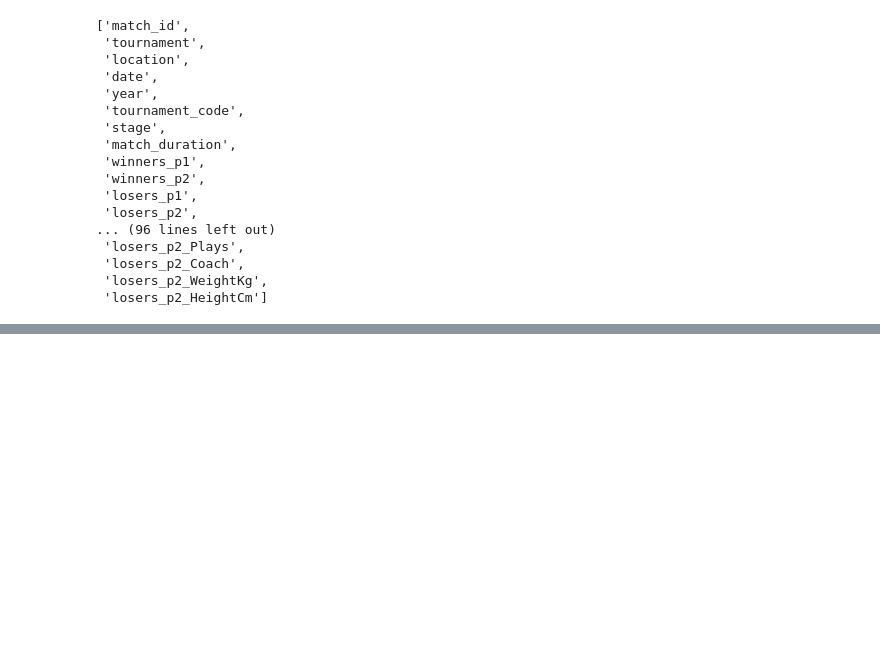
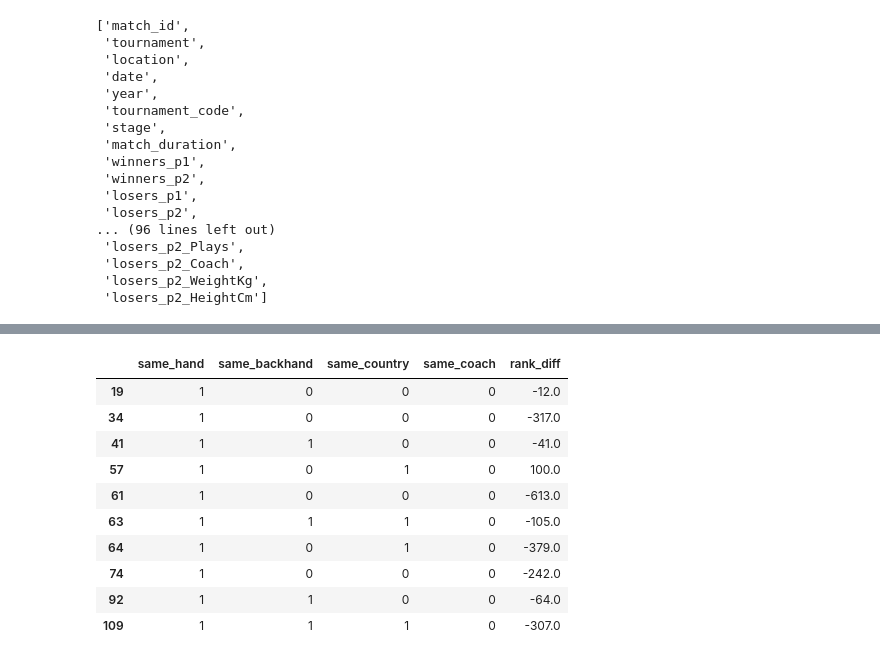
Before and after one commit to AEGDDI/tennis-homophily, a Jupyter notebook: code/model/logit.ipynb, the cells around one changed output, grey strips where cells are left out. Saved outputs shown, nothing was run; the diff lists cells and outputs as text; code cells hidden in the pictures; blank space fills up the shorter version.

```diff
--- a/code/model/logit.ipynb
+++ b/code/model/logit.ipynb
@@ -321,6 +341,7 @@ for i, row in df.iterrows():
         'team': 'winners',
         'won': 1,
         'homophily': row['homophily_index_winners'],
+        'hompohily_diff': row['homophily_diff'],
         'height_diff': row['height_diff_winners_z'],
         'weight_diff': row['weight_diff_winners_z'],
         'experience_diff': row['experience_diff_winners_z'],
@@ -328,6 +349,7 @@ for i, row in df.iterrows():
         'experience_p2': row['winners_p2_experience'],
         'rank_p1': row['winners_p1_Rank'],
         'rank_p2': row['winners_p2_Rank'],
+        'rank_diff': row['rank_diff'],
         'wl_carreer_diff': row['wl_career_diff_winners'],
         'wl_career_p1': row['winners_p1_W-L Career_ratio'],
         'wl_career_p2': row['winners_p2_W-L Career_ratio'],
@@ -336,8 +358,10 @@ for i, row in df.iterrows():
         'wl_ytd_p2': row['winners_p2_W-L YTD_ratio'],
         'titles_p1': row['winners_p1_Titles Career'],
         'titles_p2': row['winners_p2_Titles Career'],
+        'titles_career_diff': row['titles_career_diff_winners'],
         'same_country': row['same_country_winners'],
         'same_hand': row['same_hand_winners'],
+        'same_backhand': row['same_backhand_winners'],
         'same_coach': row['same_coach_winners'],
         'year': row['year'],
         'tournament': row['tournament']
@@ -349,6 +373,7 @@ for i, row in df.iterrows():
         'team': 'losers',
         'won': 0,
         'homophily': row['homophily_index_losers'],
+        'hompohily_diff': row['homophily_diff'],
         'height_diff': row['height_diff_losers_z'],
         'weight_diff': row['weight_diff_losers_z'],
         'experience_diff': row['experience_diff_losers_z'],
@@ -356,6 +381,7 @@ for i, row in df.iterrows():
         'experience_p2': row['losers_p2_experience'],
         'rank_p1': row['losers_p1_Rank'],
         'rank_p2': row['losers_p2_Rank'],
+        'rank_diff': row['rank_diff'],
         'wl_carreer_diff': row['wl_career_diff_losers'],
         'wl_career_p1': row['losers_p1_W-L Career_ratio'],
         'wl_career_p2': row['losers_p2_W-L Career_ratio'],
@@ -366,8 +392,10 @@ for i, row in df.iterrows():
         'wl_ratio_p2': row['losers_p2_W-L Career_ratio'],
         'titles_p1': row['losers_p1_Titles Career'],
         'titles_p2': row['losers_p2_Titles Career'],
+        'titles_career_diff': row['titles_career_diff_losers'],
         'same_country': row['same_country_losers'],
         'same_hand': row['same_hand_losers'],
+        'same_backhand': row['same_backhand_losers'],
         'same_coach': row['same_coach_losers'],
         'year': row['year'],
         'tournament': row['tournament']
@@ -397,3 +425,25 @@ cols_needed = [
 
 # Rimuovi solo righe con NaN in queste colonne
 dfc = dfc.dropna(subset=cols_needed)
+# %%
+display(
+    dfc[[
+        'same_hand',
+        'same_backhand',
+        'same_country',
+        'same_coach',
+        'rank_diff'
+    ]].head(10)
+)
+# %% [output]
+|  | same_hand | same_backhand | same_country | same_coach | rank_diff |
+| 19 | 1 | 0 | 0 | 0 | -12.0 |
+| 34 | 1 | 0 | 0 | 0 | -317.0 |
+| 41 | 1 | 1 | 0 | 0 | -41.0 |
+| 57 | 1 | 0 | 1 | 0 | 100.0 |
+| 61 | 1 | 0 | 0 | 0 | -613.0 |
+| 63 | 1 | 1 | 1 | 0 | -105.0 |
+| 64 | 1 | 0 | 1 | 0 | -379.0 |
+| 74 | 1 | 0 | 0 | 0 | -242.0 |
+| 92 | 1 | 1 | 0 | 0 | -64.0 |
+| 109 | 1 | 1 | 1 | 0 | -307.0 |
```
Also changed, not shown: parts of 14 cells of this notebook, 1 other file.
